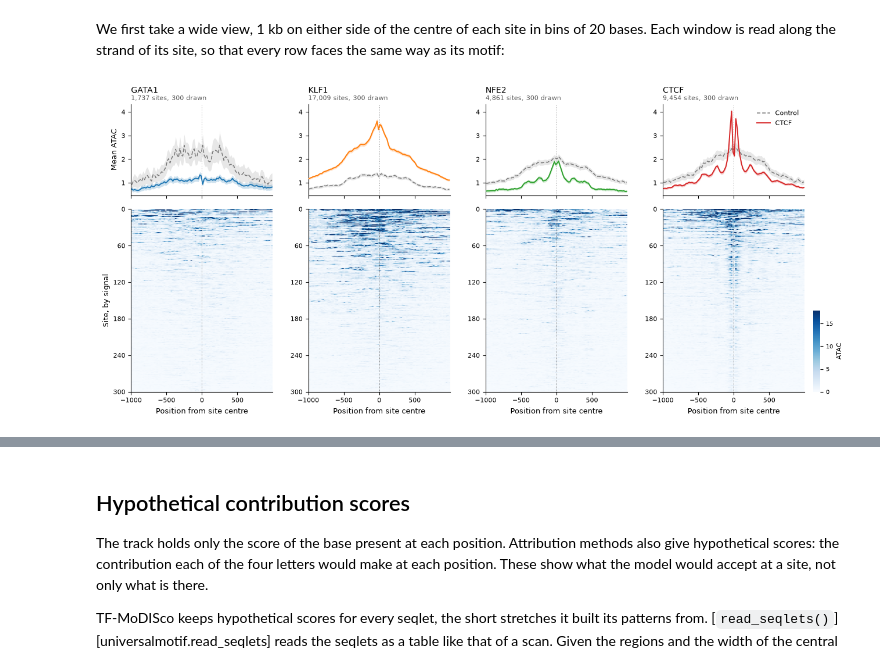
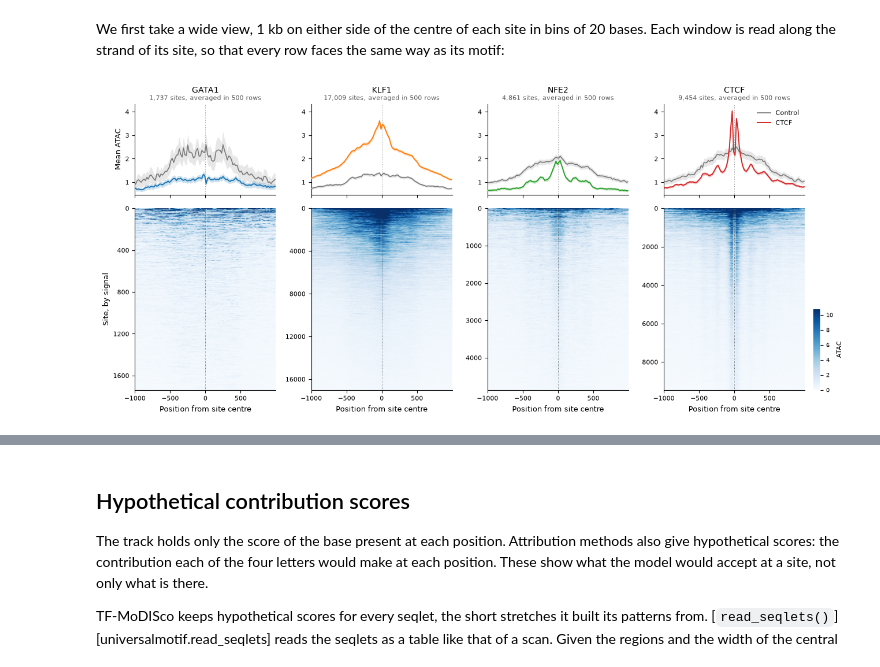
Before and after one commit to bjmt/universalmotif-py, a Jupyter notebook: docs/guides/deep-learning.ipynb, the cells around one changed output, grey strips where cells are left out. Cells and saved outputs as stored; diff of their text form; code cells hidden in the pictures.

```diff
--- a/docs/guides/deep-learning.ipynb
+++ b/docs/guides/deep-learning.ipynb
@@ -240,9 +240,9 @@ that every row faces the same way as its motif:
 # %%
 wide = um.signal_matrix(atac_path, sites, flank=1000, bin_size=20, name="ATAC")
 wide_control = um.signal_matrix(atac_path, control_sites, flank=1000, bin_size=20, name="ATAC")
-fig = um.plot_signal_profile(wide, control=wide_control, max_rows=300)
+fig = um.plot_signal_profile(wide, control=wide_control)
 # %% [output]
-[figure, old version]
+[figure, new version]
 # %% [markdown]
 Each motif gets a panel, with the mean of its shuffled copy as a grey line.
 The sites of KLF1 sit in more accessible chromatin than its control. Those
```
Also changed, not shown: parts of 4 cells of this notebook, 2 other files.
